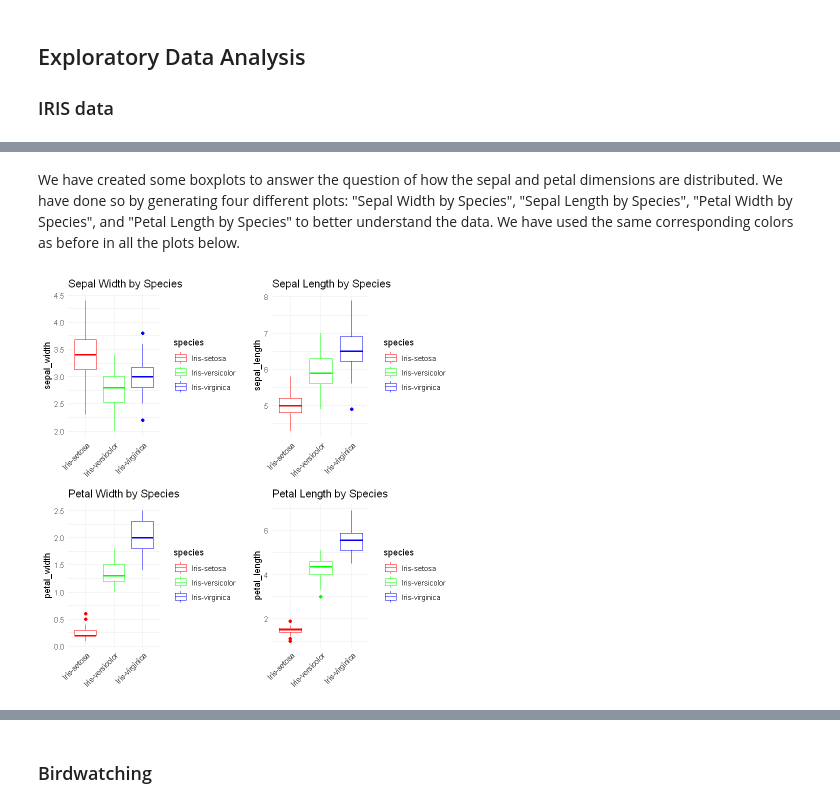
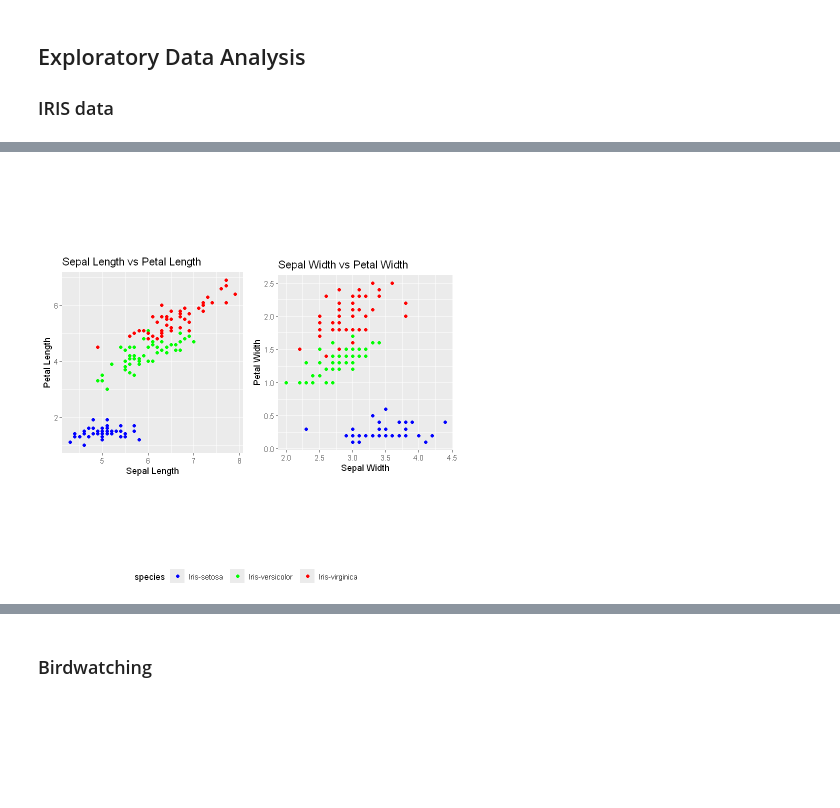
Before and after one commit to OliviaRislund/su-mt4007, a Jupyter notebook: HW3/HW3.ipynb, the cells around one changed output, grey strips where cells are left out. Cells and saved outputs as stored; diff of their text form; code cells hidden in the pictures; blank space fills up the shorter version.

```diff
--- a/HW3/HW3.ipynb
+++ b/HW3/HW3.ipynb
@@ -47,34 +27,22 @@ ggplot(df_one, aes(x = sepal_width, y = petal_width, color = species)) +
-# %% [markdown]
-We have created some boxplots to answer the question of how the sepal and petal dimensions are distributed. We have done so by generating four different plots: "Sepal Width by Species", "Sepal Length by Species", "Petal Width by Species", and "Petal Length by Species" to better understand the data. We have used the same corresponding colors as before in all the plots below.
-# %%
-plot1 <- ggplot(df_one, aes(x = species, y = sepal_width, color = species)) +
-  geom_boxplot() +
-  labs(title = "Sepal Width by Species", x = "species", y = "sepal_width") +
-  theme_minimal() +
-  scale_color_manual(values = c("Iris-setosa" = "red", "Iris-versicolor" = "green", "Iris-virginica" = "blue")) +
-  theme(axis.title.x = element_blank(), axis.text.x = element_text(angle = 45, hjust = 1))
-
-plot2 <- ggplot(df_one, aes(x = species, y = sepal_length, color = species)) +
-  geom_boxplot() +
-  labs(title = "Sepal Length by Species", x = "species", y = "sepal_length") +
-  theme_minimal() +
-  scale_color_manual(values = c("Iris-setosa" = "red", "Iris-versicolor" = "green", "Iris-virginica" = "blue")) +
-  theme(axis.title.x = element_blank(), axis.text.x = element_text(angle = 45, hjust = 1))
-
-plot3 <- ggplot(df_one, aes(x = species, y = petal_width, color = species)) +
-  geom_boxplot() +
-  labs(title = "Petal Width by Species", x = "species", y = "petal_width") +
-  theme_minimal() +
-  scale_color_manual(values = c("Iris-setosa" = "red", "Iris-versicolor" = "green", "Iris-virginica" = "blue")) +
-  theme(axis.title.x = element_blank(), axis.text.x = element_text(angle = 45, hjust = 1))
-
-plot4 <- ggplot(df_one, aes(x = species, y = petal_length, color = species)) +
-  geom_boxplot() +
-  labs(title = "Petal Length by Species", x = "species", y = "petal_length") +
-  theme_minimal() +
-  scale_color_manual(values = c("Iris-setosa" = "red", "Iris-versicolor" = "green", "Iris-virginica" = "blue")) +
-  theme(axis.title.x = element_blank(), axis.text.x = element_text(angle = 45, hjust = 1))
-
-grid.arrange(plot1, plot2, plot3, plot4, ncol = 2)
-# %% [output]
-[figure, removed]
+# %%
+# Visualizing the relationship between sepal and petal dimensions
+plot1 <- ggplot(df_one, aes(x = sepal_length, y = petal_length, color = species)) +
+  geom_point() +
+  scale_color_manual(values = c("Iris-setosa" = "blue", "Iris-versicolor" = "green", "Iris-virginica" = "red")) +
+  labs(title = "Sepal Length vs Petal Length", x = "Sepal Length", y = "Petal Length") +
+  theme(aspect.ratio = 1)
+
+plot2 <- ggplot(df_one, aes(x = sepal_width, y = petal_width, color = species)) +
+  geom_point() +
+  scale_color_manual(values = c("Iris-setosa" = "blue", "Iris-versicolor" = "green", "Iris-virginica" = "red")) +
+  labs(title = "Sepal Width vs Petal Width", x = "Sepal Width", y = "Petal Width") +
+  theme(aspect.ratio = 1)
+
+#Combining the plots into a single figure
+ggarrange(
+  plot1, plot2,
+  ncol = 2, nrow = 1,
+  common.legend = TRUE, legend = "bottom"
+)
+# %% [output]
+[figure, added]
```
Also changed, not shown: parts of 16 cells of this notebook, 2 other files.
